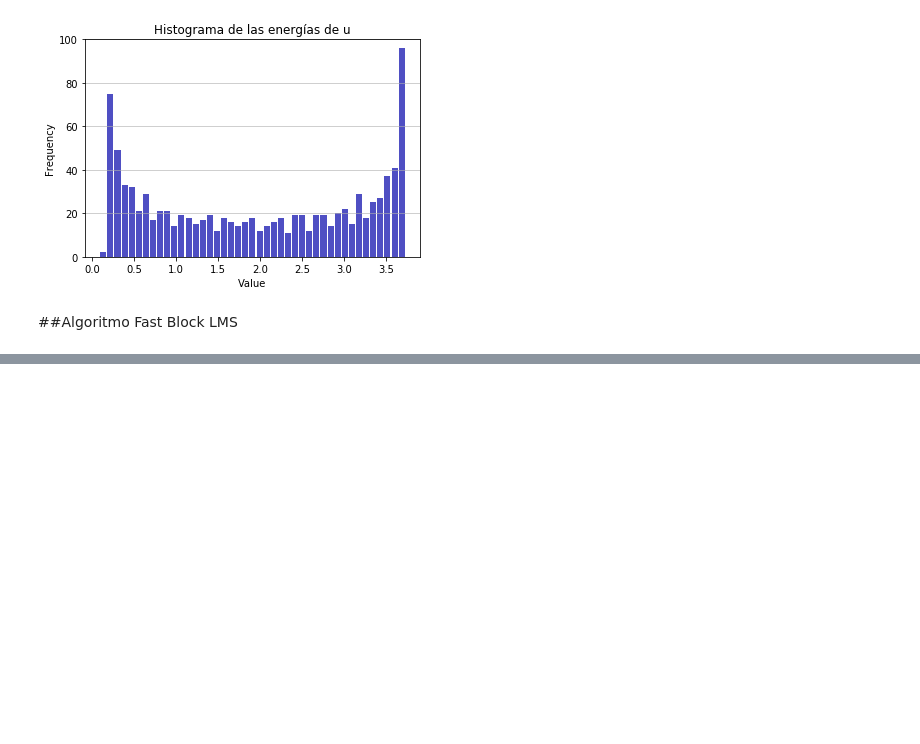
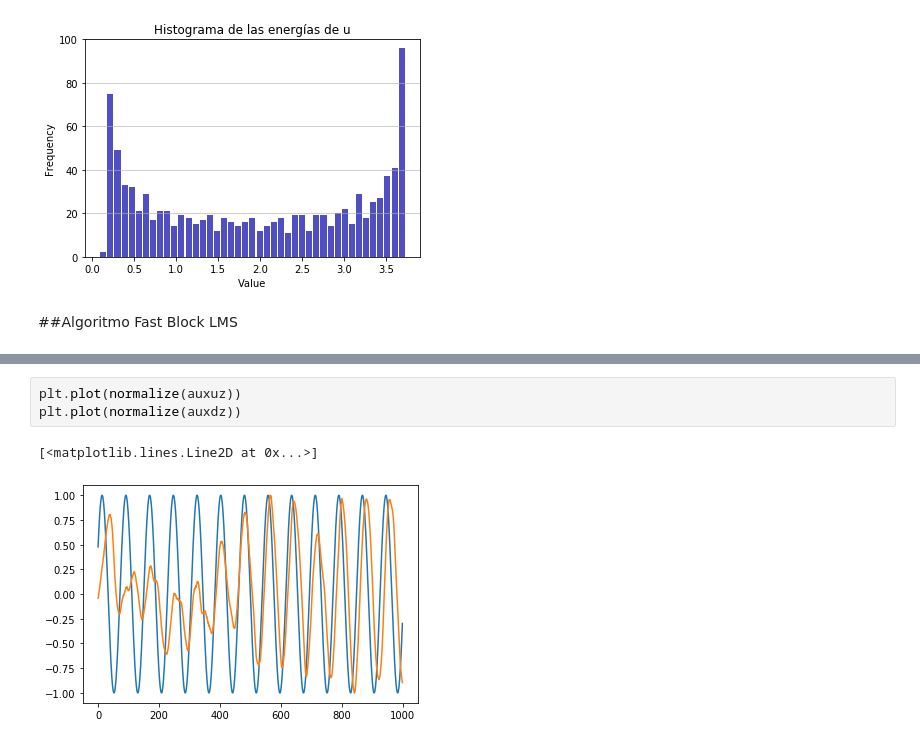
Before and after one commit to jmestanza/Echo_cancellation, a Jupyter notebook: FastBlockLMS_and_NMLS.ipynb, the cells around one changed output, grey strips where cells are left out. Saved outputs shown, nothing was run; the diff lists cells and outputs as text; blank space fills up the shorter version.

```diff
--- a/FastBlockLMS_and_NMLS.ipynb
+++ b/FastBlockLMS_and_NMLS.ipynb
@@ -301,0 +423,6 @@ plt.plot(y_list)
+# %%
+plt.plot(normalize(auxuz))
+plt.plot(normalize(auxdz))
+# %% [output]
+[<matplotlib.lines.Line2D at 0x...>]
+[figure, added]
```
Also changed, not shown: parts of 6 cells of this notebook.
